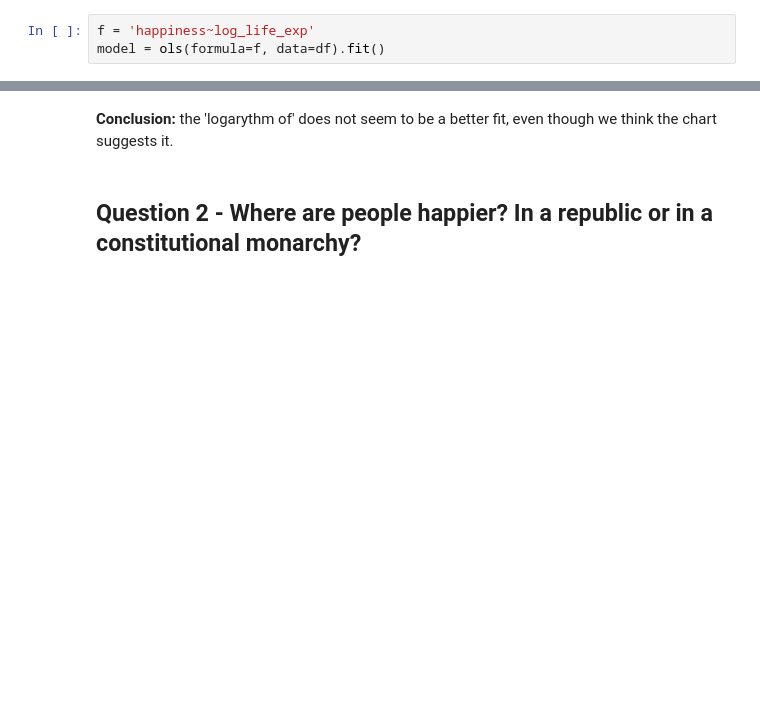
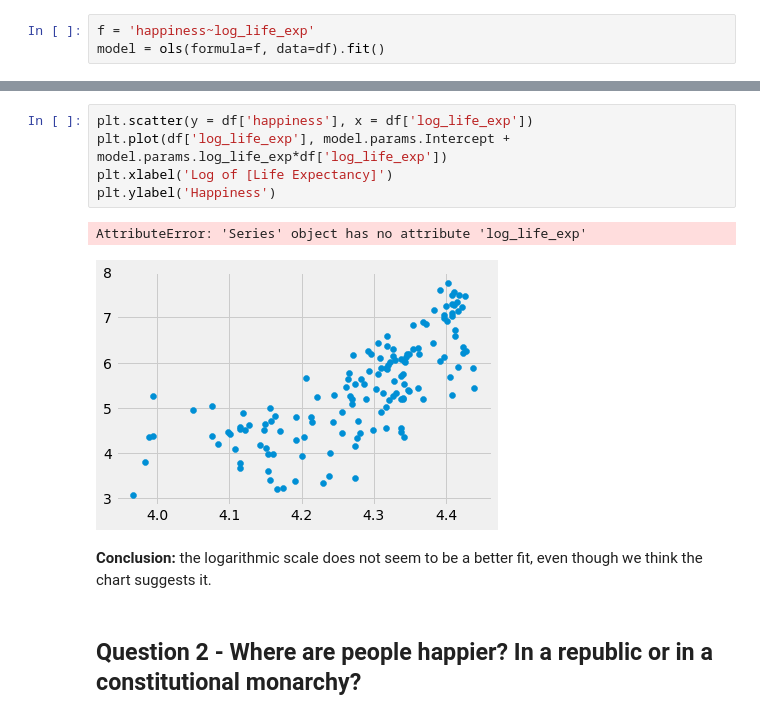
Before and after one commit to aghilissen/Mod_3_Project, a Jupyter notebook: index.ipynb, the cells around one changed output, grey strips where cells are left out. Cells and saved outputs as stored; diff of their text form; blank space fills up the shorter version.

```diff
--- a/index.ipynb
+++ b/index.ipynb
@@ -183,6 +191,14 @@ Warnings:
 [1] Standard Errors assume that the covariance matrix of the errors is correctly specified.
+# %%
+plt.scatter(y = df['happiness'], x = df['log_life_exp'])
+plt.plot(df['log_life_exp'], model.params.Intercept + model.params.log_life_exp*df['log_life_exp'])
+plt.xlabel('Log of [Life Expectancy]')
+plt.ylabel('Happiness')
+# %% [output]
+AttributeError: 'Series' object has no attribute 'log_life_exp'
+[figure, added]
 # %% [markdown]
-**Conclusion:** the 'logarythm of' does not seem to be a better fit, even though we think the chart suggests it.
+**Conclusion:** the logarithmic scale does not seem to be a better fit, even though we think the chart suggests it.
 # %% [markdown]
 ## Question 2 - Where are people happier? In a republic or in a constitutional monarchy?
 # %%
```
Also changed, not shown: parts of 21 cells of this notebook.
